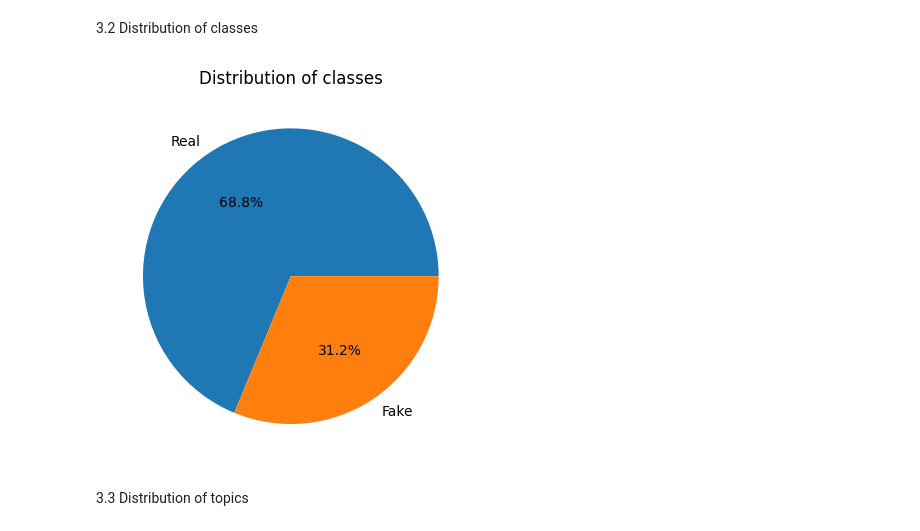
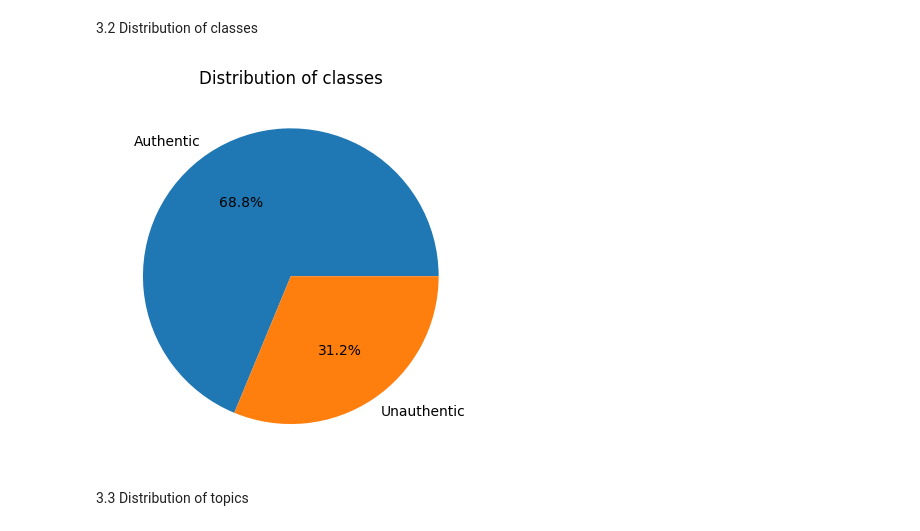
Before and after one commit to DreamyWanderer/Final_Lab, a Jupyter notebook: Source/Visualize/EDA.ipynb, the cells around one changed output. Saved outputs shown, nothing was run; the diff lists cells and outputs as text; code cells hidden in the pictures.

```diff
--- a/Source/Visualize/EDA.ipynb
+++ b/Source/Visualize/EDA.ipynb
@@ -62,11 +44,11 @@ Data features: ['title', 'content', 'url', 'label', 'imageURL', 'domain', 'topic
 3.2 Distribution of classes
 # %%
 count = [df['label'].value_counts()[0], df['label'].value_counts()[1]]
-labels = ['Real', 'Fake']
+labels = ['Authentic', 'Unauthentic']
 plt.pie(count, labels = labels, autopct='%1.1f%%');
 plt.title('Distribution of classes');
 # %% [output]
-[figure, old version]
+[figure, new version]
 # %% [markdown]
 3.3 Distribution of topics
 # %%
```
Also changed, not shown: parts of 22 cells of this notebook.
